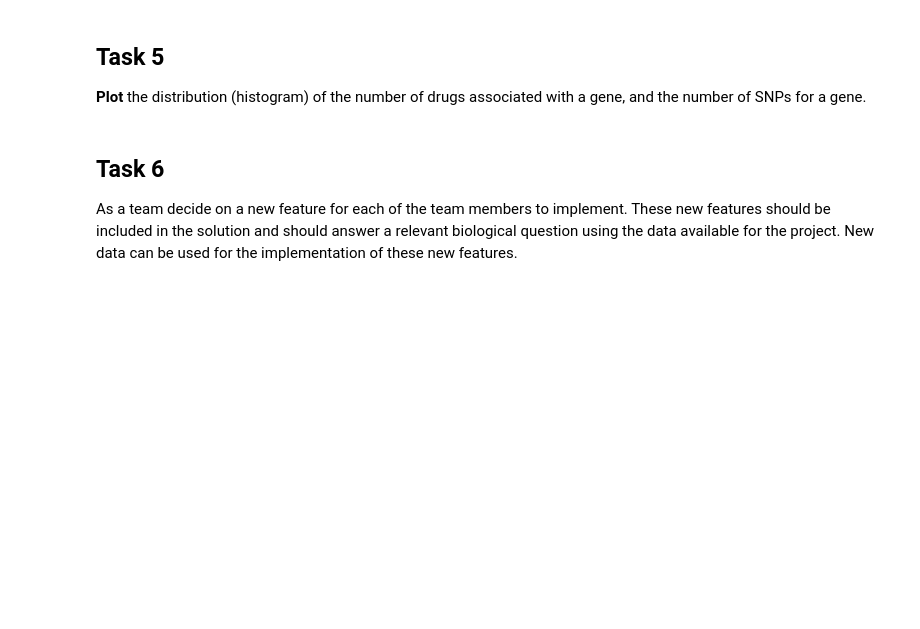
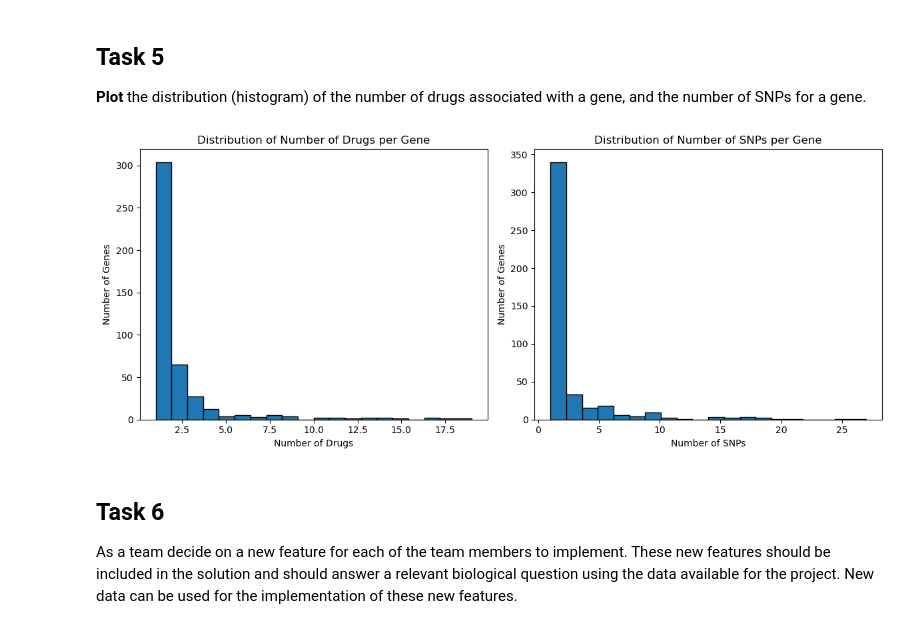
Before and after one commit to Vanishborn/bioinf575-project, a Jupyter notebook: Team15_Project1.ipynb, the cells around one changed output. Saved outputs shown, nothing was run; the diff lists cells and outputs as text; code cells hidden in the pictures; blank space fills up the shorter version.

```diff
--- a/Team15_Project1.ipynb
+++ b/Team15_Project1.ipynb
@@ -209,6 +253,46 @@ GENE_SYMBOL, DRUG_NAME, dbSNP_IDs (list of IDs separated by ";")
 ## Task 5
 
 **Plot** the distribution (histogram) of the number of drugs associated with a gene, and the number of SNPs for a gene.
+# %%
+
+import matplotlib.pyplot as plt
+# 1) Number of drugs per gene
+drugs_per_gene = (
+    summary_df.groupby("GENE_SYMBOL")["DRUG_NAME"]
+    .nunique()
+    .reset_index(name="num_drugs")
+)
+
+# 2) Number of SNPs per gene
+#    First, count SNPs in each gene–drug row, then sum across a gene
+snp_counts = (
+    summary_df.assign(num_snps=summary_df["dbSNP_IDs"].apply(lambda x: len(str(x).split(";"))))
+    .groupby("GENE_SYMBOL")["num_snps"]
+    .sum()
+    .reset_index()
+)
+
+# Plot
+plt.figure(figsize=(12, 5))
+
+# Plot 1 - number of drugs associated with a gene
+plt.subplot(1, 2, 1)
+plt.hist(drugs_per_gene["num_drugs"], bins=20, edgecolor="black")
+plt.title("Distribution of Number of Drugs per Gene")
+plt.xlabel("Number of Drugs")
+plt.ylabel("Number of Genes")
+
+# Plot 2 - number of SNPs associated with a gene
+plt.subplot(1, 2, 2)
+plt.hist(snp_counts["num_snps"], bins=20, edgecolor="black")
+plt.title("Distribution of Number of SNPs per Gene")
+plt.xlabel("Number of SNPs")
+plt.ylabel("Number of Genes")
+
+plt.tight_layout()
+plt.show()
+# %% [output]
+[figure, added]
 # %% [markdown]
 ## Task 6
 
```
Also changed, not shown: parts of 1 cell of this notebook.
